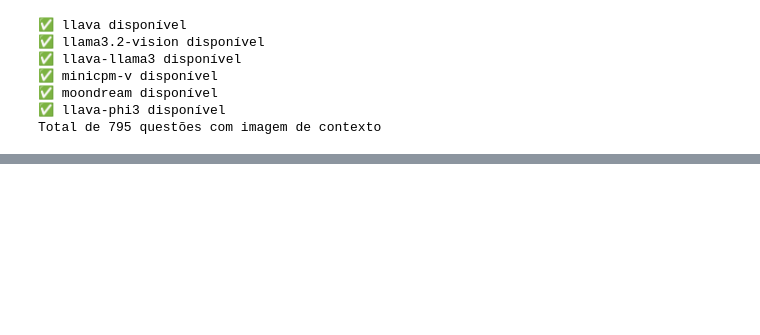
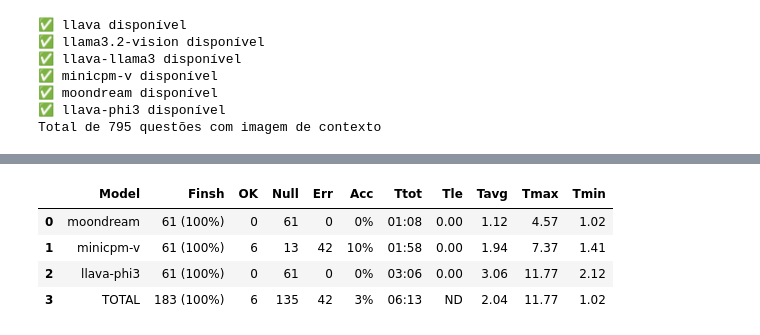
Before and after one commit to rubdelima/estuda-ia, a Jupyter notebook: 01-Predict.ipynb, the cells around one changed output, grey strips where cells are left out. Cells and saved outputs as stored; diff of their text form; code cells hidden in the pictures; blank space fills up the shorter version.

```diff
--- a/01-Predict.ipynb
+++ b/01-Predict.ipynb
@@ -122,14 +124,20 @@ test_table("./predict_data/multi_models_context_prediction.json", len(example_co
 # %%
 # Questões com alternativas com Imagem (Apenas Visão)
 
-answer_questions = list(filter(lambda x :x['type'] == 'answer-image'))
+answer_questions = list(filter(lambda x :x['type'] == 'answer-image', questoes))
 
 test_ollama_models(
-    models = [],
+    models = ["moondream", "minicpm-v", "llava-phi3"], # o llama3.2-vision não suporta mais de uma imagem
     questions = answer_questions,
     predict_file = "./predict_data/answ-vision.json"
 )
 
 test_table("./predict_data/answ-vision.json", len(answer_questions))
+# %% [output]
+|  | Model | Finsh | OK | Null | Err | Acc | Ttot | Tle | Tavg | Tmax | Tmin |
+| 0 | moondream | 61 (100%) | 0 | 61 | 0 | 0% | 01:08 | 0.00 | 1.12 | 4.57 | 1.02 |
+| 1 | minicpm-v | 61 (100%) | 6 | 13 | 42 | 10% | 01:58 | 0.00 | 1.94 | 7.37 | 1.41 |
+| 2 | llava-phi3 | 61 (100%) | 0 | 61 | 0 | 0% | 03:06 | 0.00 | 3.06 | 11.77 | 2.12 |
+| 3 | TOTAL | 183 (100%) | 6 | 135 | 42 | 3% | 06:13 | ND | 2.04 | 11.77 | 1.02 |
 # %%
 # Questões com alternativas com Imagem (Multi Modelos)
```
Also changed, not shown: parts of 5 cells of this notebook, 12 other files.
